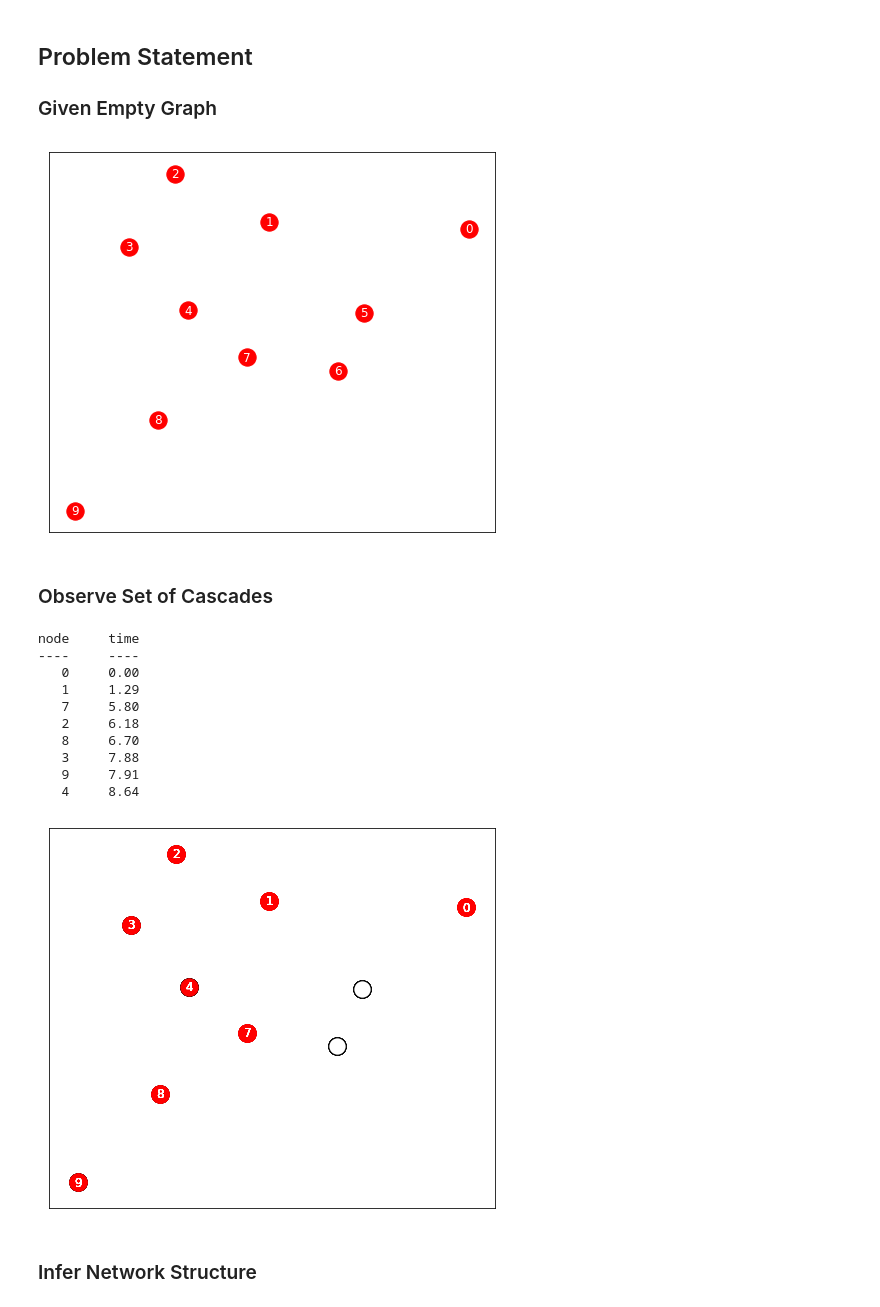
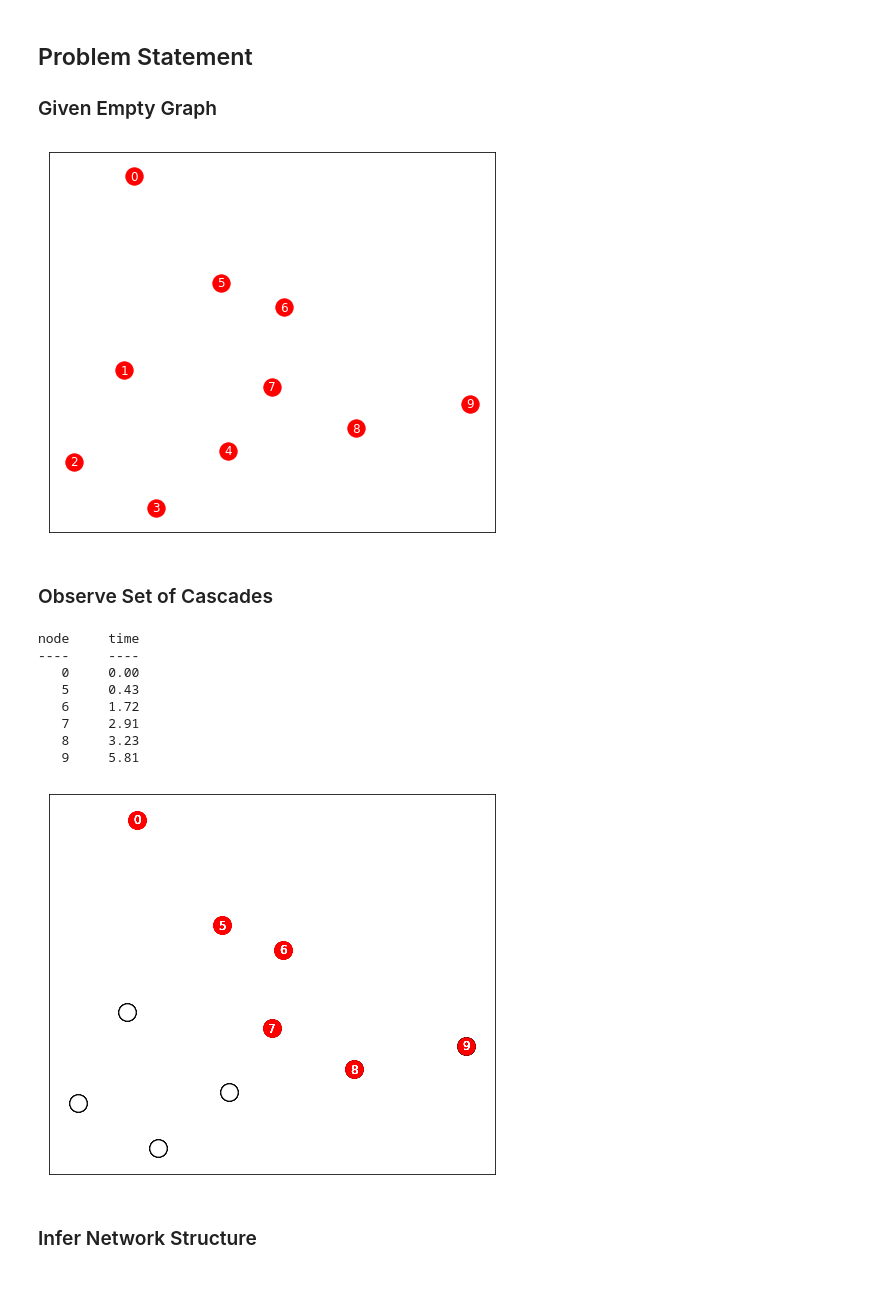
Before and after one commit to schneiderjf/hierarchical-diffnet, a Jupyter notebook: Final_Report.ipynb, the cells around one changed output. Drawn from its saved outputs; the diff is of its cells as text; code cells hidden in the pictures.

Commit message:
stored default alpha values for intro

```diff
--- a/Final_Report.ipynb
+++ b/Final_Report.ipynb
@@ -45,23 +32,24 @@ nx_graph, nx_layout, nx_weights, nx_labels = buildGraph(alpha)
+# %%
+nx_graph, nx_layout, nx_weights, nx_labels = buildGraph()
+default_gm = GenerativeModel(defaultAlpha(), 10)
 # %%
 drawEmptyGraph(nx_graph, nx_layout, nx_labels)
 # %% [output]
-[figure, old version]
+[figure, new version]
 # %% [markdown]
 ### Observe Set of Cascades
 # %%
-drawNetworkProp(nx_graph, nx_layout, nx_labels, sampleCascade(alpha, 10), 10)
+drawNetworkProp(nx_graph, nx_layout, nx_labels, default_gm.build_cascade(0), 10)
 # %% [output]
 node     time
 ----     ----
    0     0.00
-   1     1.29
-   7     5.80
-   2     6.18
-   8     6.70
-   3     7.88
-   9     7.91
-   4     8.64
+   5     0.43
+   6     1.72
+   7     2.91
+   8     3.23
+   9     5.81
-[figure, old version]
+[figure, new version]
 # %% [markdown]
 ### Infer Network Structure
 # %%
```
Also changed, not shown: parts of 11 cells of this notebook, 1 other file.
